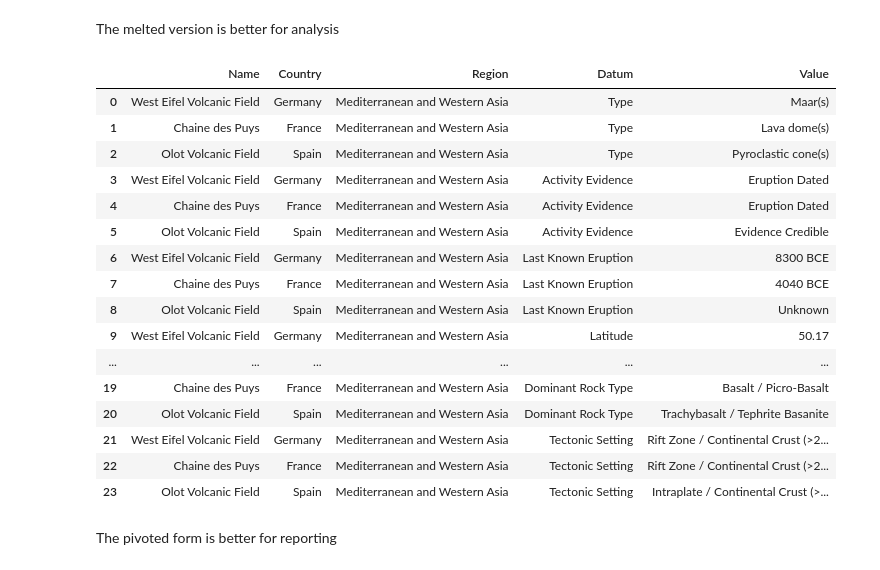
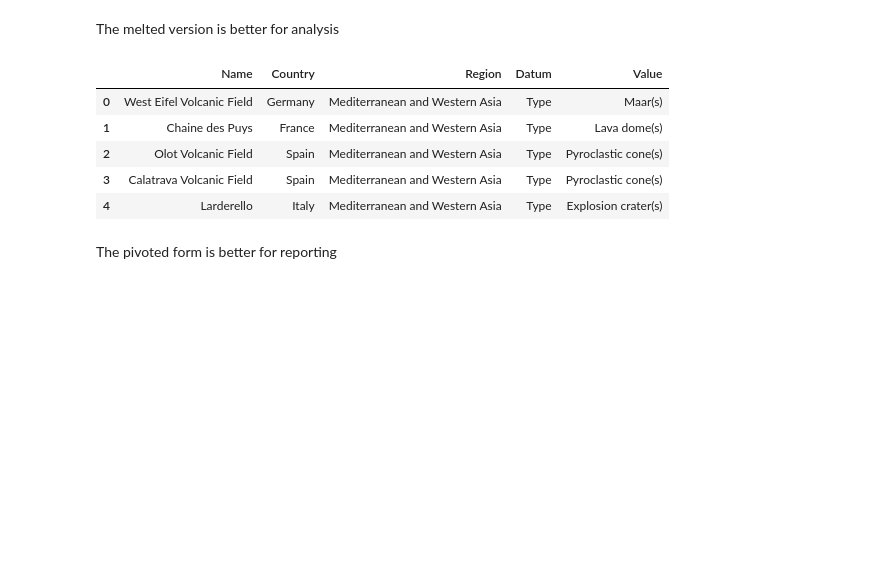
Before and after one commit to aschet01/cookbook, a Jupyter notebook: pandas.ipynb, the cells around one changed output. Drawn from its saved outputs; the diff is of its cells as text; code cells hidden in the pictures; blank space fills up the shorter version.

```diff
--- a/pandas.ipynb
+++ b/pandas.ipynb
@@ -574,31 +566,23 @@ df
+# %%
+# Me again
+df = pd.read_csv('./volc_holocene.csv', header=0, index_col='Number')
 # %% [markdown]
 The melted version is better for analysis
 # %%
 melted = df.melt(id_vars=['Name', 'Country', 'Region'],    # Identify columns to leave as columns on each row
                                                            # The entries for each of the other columns in each row will be
                                                            #   made rows, with a column for the old column name and a column
                                                            #   for that entry's value
                  var_name='Datum',
                  value_name='Value')
-melted
+melted.head()
 # %% [output]
 |  | Name | Country | Region | Datum | Value |
 | 0 | West Eifel Volcanic Field | Germany | Mediterranean and Western Asia | Type | Maar(s) |
 | 1 | Chaine des Puys | France | Mediterranean and Western Asia | Type | Lava dome(s) |
 | 2 | Olot Volcanic Field | Spain | Mediterranean and Western Asia | Type | Pyroclastic cone(s) |
-| 3 | West Eifel Volcanic Field | Germany | Mediterranean and Western Asia | Activity Evidence | Eruption Dated |
-| 4 | Chaine des Puys | France | Mediterranean and Western Asia | Activity Evidence | Eruption Dated |
-| 5 | Olot Volcanic Field | Spain | Mediterranean and Western Asia | Activity Evidence | Evidence Credible |
-| 6 | West Eifel Volcanic Field | Germany | Mediterranean and Western Asia | Last Known Eruption | 8300 BCE |
-| 7 | Chaine des Puys | France | Mediterranean and Western Asia | Last Known Eruption | 4040 BCE |
-| 8 | Olot Volcanic Field | Spain | Mediterranean and Western Asia | Last Known Eruption | Unknown |
-| 9 | West Eifel Volcanic Field | Germany | Mediterranean and Western Asia | Latitude | 50.17 |
-| ... | ... | ... | ... | ... | ... |
-| 19 | Chaine des Puys | France | Mediterranean and Western Asia | Dominant Rock Type | Basalt / Picro-Basalt |
-| 20 | Olot Volcanic Field | Spain | Mediterranean and Western Asia | Dominant Rock Type | Trachybasalt / Tephrite Basanite |
-| 21 | West Eifel Volcanic Field | Germany | Mediterranean and Western Asia | Tectonic Setting | Rift Zone / Continental Crust (>2... |
-| 22 | Chaine des Puys | France | Mediterranean and Western Asia | Tectonic Setting | Rift Zone / Continental Crust (>2... |
-| 23 | Olot Volcanic Field | Spain | Mediterranean and Western Asia | Tectonic Setting | Intraplate / Continental Crust (>... |
+| 3 | Calatrava Volcanic Field | Spain | Mediterranean and Western Asia | Type | Pyroclastic cone(s) |
+| 4 | Larderello | Italy | Mediterranean and Western Asia | Type | Explosion crater(s) |
 # %% [markdown]
 The pivoted form is better for reporting
 # %%
```
Also changed, not shown: parts of 13 cells of this notebook.
